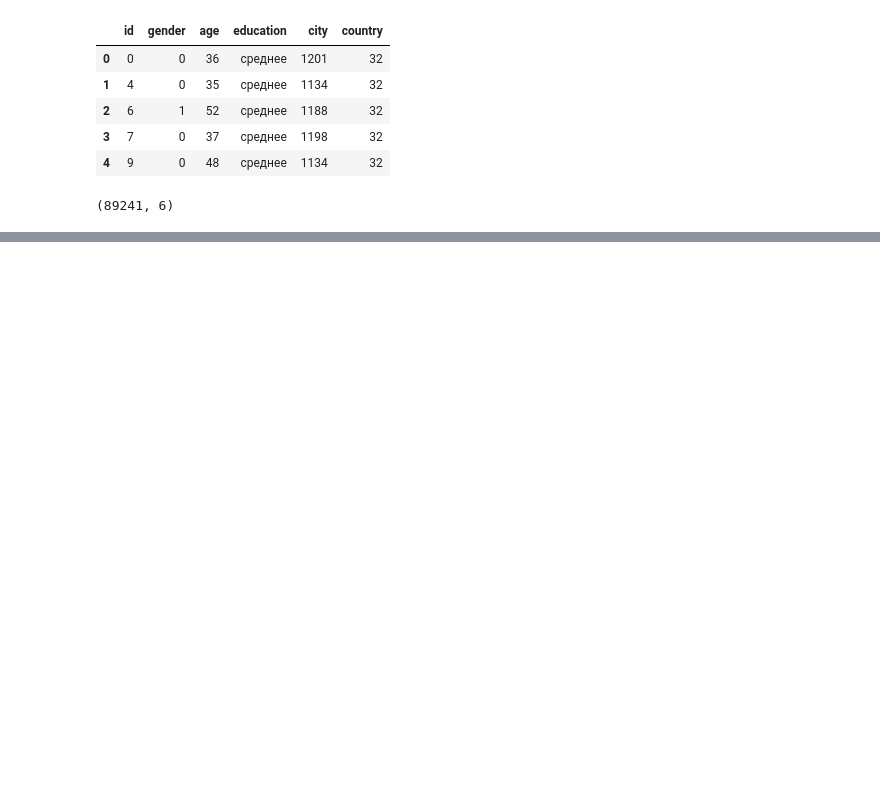
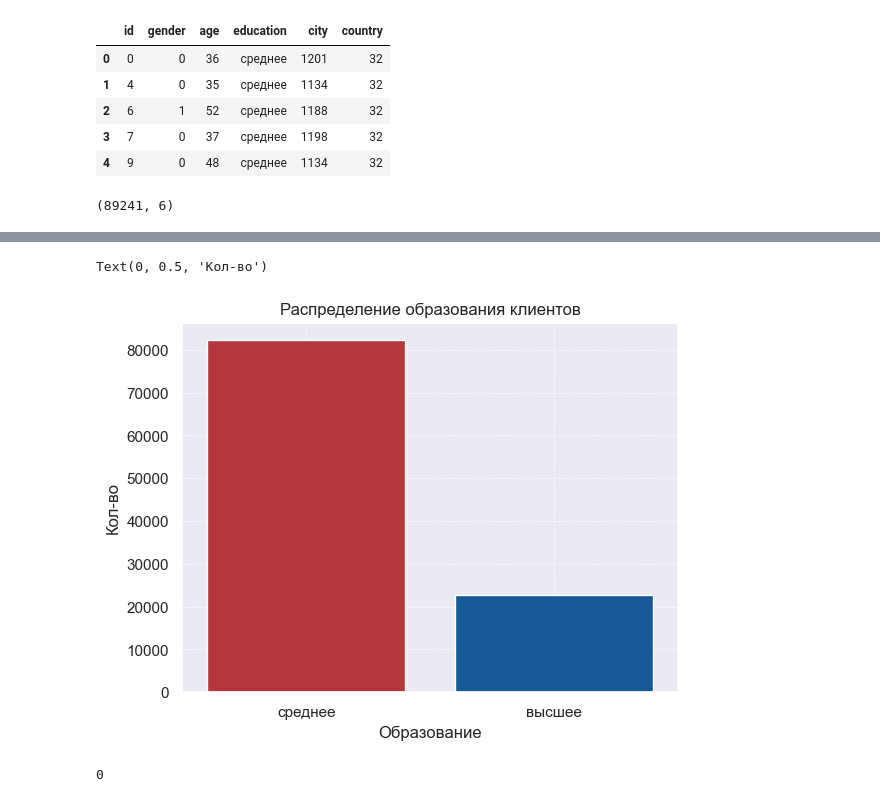
Before and after one commit to Dimayo/sporting_store, a Jupyter notebook: research.ipynb, the cells around one changed output, grey strips where cells are left out. Saved outputs shown, nothing was run; the diff lists cells and outputs as text; code cells hidden in the pictures; blank space fills up the shorter version.

```diff
--- a/research.ipynb
+++ b/research.ipynb
@@ -23,0 +143,13 @@ df_personal_data.shape
+# %%
+sns.countplot(x = df_clients['education'],palette=['#C92228',"#005AAB"])
+plt.grid(linestyle = '--', linewidth = 0.5)
+plt.title('Распределение образования клиентов')
+plt.xlabel('Образование')
+plt.ylabel('Кол-во')
+# %% [output]
+Text(0, 0.5, 'Кол-во')
+[figure, added]
+# %%
+df_clients.duplicated().sum()
+# %% [output]
+0
```
Also changed, not shown: parts of 25 cells of this notebook.
